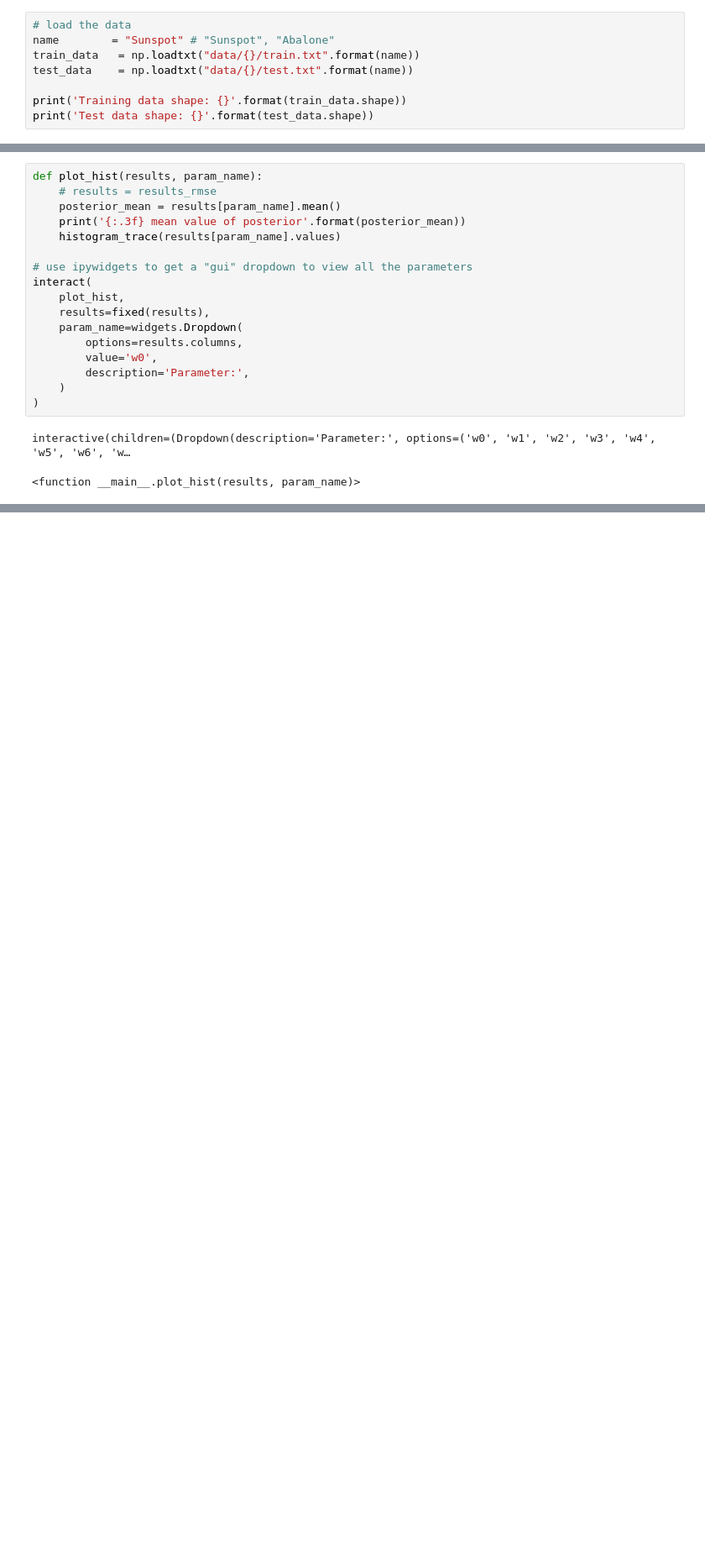
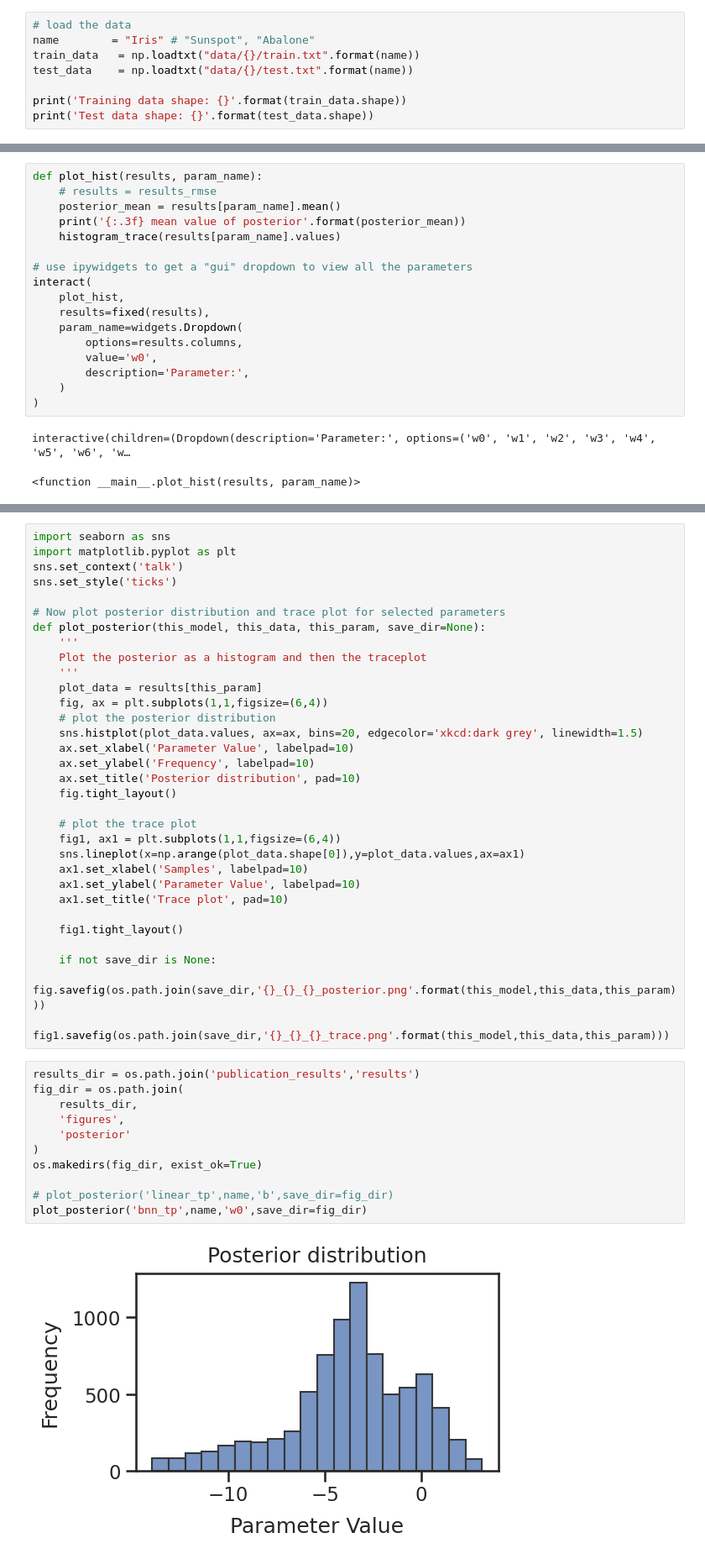
Before and after one commit to sydney-machine-learning/Bayesianneuralnetworks-MCMC-tutorial, a Jupyter notebook: publication_results/04-BNN-trace.ipynb, the cells around one changed output, grey strips where cells are left out. Shown: that part at 84% size. Saved outputs shown, nothing was run; the diff lists cells and outputs as text; blank space fills up the shorter version.

Commit message:
traceplot results and docker

```diff
--- a/publication_results/04-BNN-trace.ipynb
+++ b/publication_results/04-BNN-trace.ipynb
@@ -534,7 +37,7 @@ class MCMC:
 - You can also load in the other regeression datasets `Lazer` and `Energy`
 # %%
 # load the data
-name        = "Sunspot" # "Sunspot", "Abalone"
+name        = "Iris" # "Sunspot", "Abalone"
 train_data   = np.loadtxt("data/{}/train.txt".format(name))
 test_data    = np.loadtxt("data/{}/test.txt".format(name))
 
@@ -652,0 +162,45 @@ boxplot_weights(results,width=20)
+# %%
+import seaborn as sns
+import matplotlib.pyplot as plt
+sns.set_context('talk')
+sns.set_style('ticks')
+
+# Now plot posterior distribution and trace plot for selected parameters
+def plot_posterior(this_model, this_data, this_param, save_dir=None):
+    '''
+    Plot the posterior as a histogram and then the traceplot
+    '''
+    plot_data = results[this_param]
+    fig, ax = plt.subplots(1,1,figsize=(6,4))
+    # plot the posterior distribution
+    sns.histplot(plot_data.values, ax=ax, bins=20, edgecolor='xkcd:dark grey', linewidth=1.5)
+    ax.set_xlabel('Parameter Value', labelpad=10)
+    ax.set_ylabel('Frequency', labelpad=10)
+    ax.set_title('Posterior distribution', pad=10)
+    fig.tight_layout()
+
+    # plot the trace plot
+    fig1, ax1 = plt.subplots(1,1,figsize=(6,4))
+    sns.lineplot(x=np.arange(plot_data.shape[0]),y=plot_data.values,ax=ax1)
+    ax1.set_xlabel('Samples', labelpad=10)
+    ax1.set_ylabel('Parameter Value', labelpad=10)
+    ax1.set_title('Trace plot', pad=10)
+
+    fig1.tight_layout()
+
+    if not save_dir is None:
+        fig.savefig(os.path.join(save_dir,'{}_{}_{}_posterior.png'.format(this_model,this_data,this_param)))
+        fig1.savefig(os.path.join(save_dir,'{}_{}_{}_trace.png'.format(this_model,this_data,this_param)))
+# %%
+results_dir = os.path.join('publication_results','results')
+fig_dir = os.path.join(
+    results_dir,
+    'figures',
+    'posterior'
+)
+os.makedirs(fig_dir, exist_ok=True)
+
+# plot_posterior('linear_tp',name,'b',save_dir=fig_dir)
+plot_posterior('bnn_tp',name,'w0',save_dir=fig_dir)
+# %% [output]
+[figure, added]
```
Also changed, not shown: parts of 24 cells of this notebook, 2 other files.
